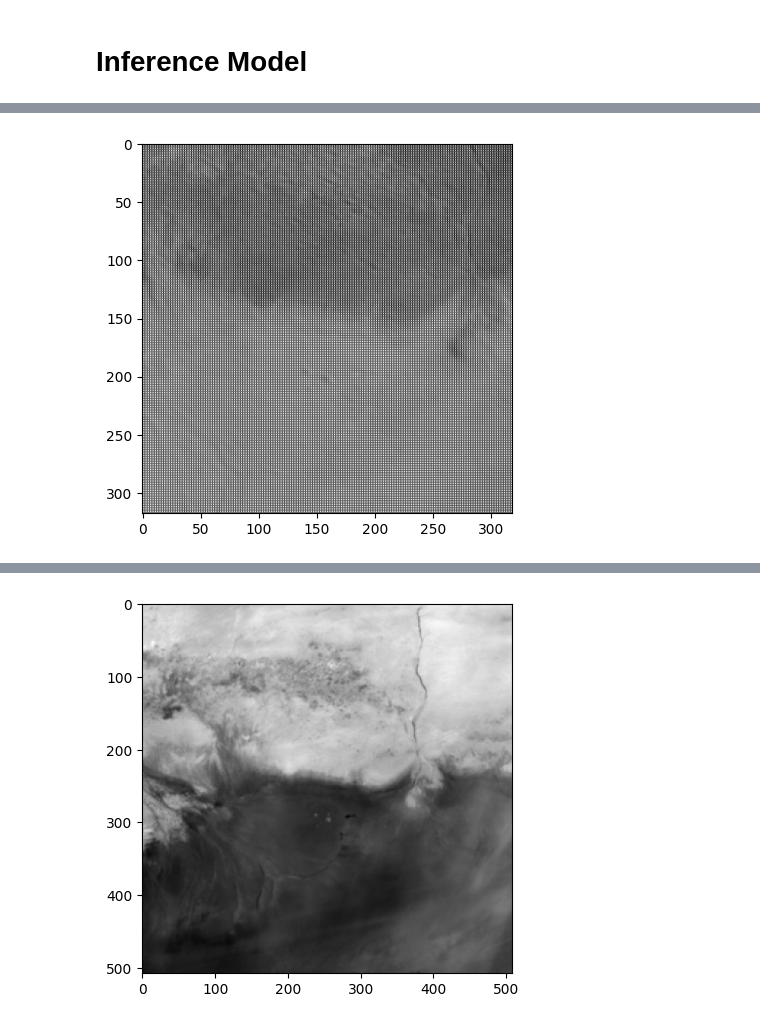
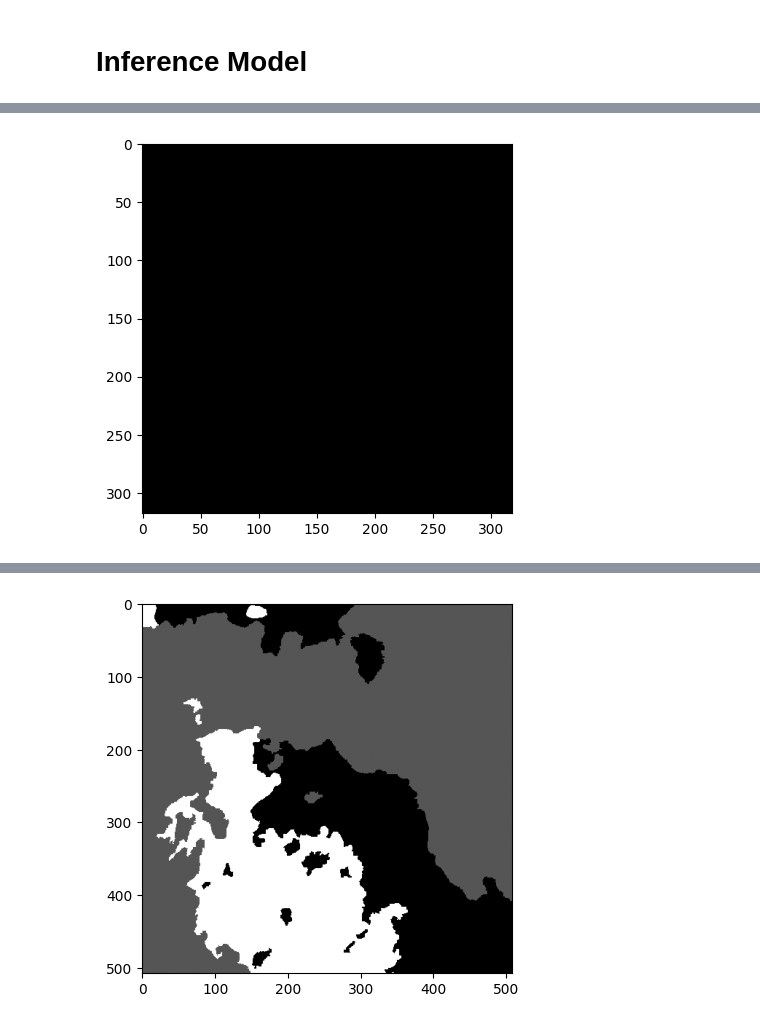
Before and after one commit to Kobajojn/FYRP_U-Net_Architecture, a Jupyter notebook: U_net_Architecture.ipynb, the cells around one changed output, grey strips where cells are left out. Drawn from its saved outputs; the diff is of its cells as text; code cells hidden in the pictures.

Commit message:
AB::fix(inference engine): inference engine now works. Changed optimiser and loss function. TODO: image mapping, loss determination, inference specing etc. F

```diff
--- a/U_net_Architecture.ipynb
+++ b/U_net_Architecture.ipynb
@@ -564,7 +552,7 @@ def extract_data(sample_idx):
 #   Relies on assumptions of the quality of the imported data
 
 # Train and testing ratio
-DATASET_AMOUNT = 40
+DATASET_AMOUNT = 80
 tt_ratio = 0.8
 TRAIN_AMOUNT = int(DATASET_AMOUNT * tt_ratio)
 TEST_AMOUNT = DATASET_AMOUNT - TRAIN_AMOUNT
@@ -796,15 +761,36 @@ torch.save(u_net_arch.state_dict(), "/content/datasets/model_parameters/u_net_ar
 # %%
+import numpy as np
+from PIL import Image
+
+# torch.manual_seed(49)
+# Random seeds https://docs.pytorch.org/docs/stable/notes/randomness.html
+
 u_net_arch.eval()
+torch.no_grad() # gradient is only required for backpropagation and training
+
+
+test_img_index = 6
 
 # Making a prediction - use to evaluate the validity of the dataset
-with torch.inference_mode():
-  label_eval_predict = u_net_arch(test_img[1][:][:][:])
-  logger.info(f"The PREDICTED TEST LABEL from the original test image")
-  mash_colour_channel(label_eval_predict)
+# with torch.inference_mode():
 
-logger.info(f"The ORIGINAL TEST IMAGE")
-mash_colour_channel(test_img[1][:][:][:])
+u_net_arch.load_state_dict(torch.load("/content/datasets/model_parameters/u_net_arch.pt"))#.to(device)
+
+label_eval_predict = u_net_arch(test_img[test_img_index][:][:][:])
+
+
+
+# Convert pytorch prediction to a PIL Image
+img = Image.fromarray(label_eval_predict.squeeze().detach().numpy() * 255)
+img.show()
+
+
+logger.info(f"The PREDICTED TEST LABEL from the original test image")
+mash_colour_channel(label_eval_predict)
+
 logger.info(f"The ORIGINAL TEST LABEL")
-mash_colour_channel(test_label[1][:][:])
+mash_colour_channel(test_label[test_img_index][:][:])
+# logger.info(f"The ORIGINAL TEST IMAGE")
+# mash_colour_channel(test_img[test_img_index][:][:][:])
 # create graphical method of visualising code
 # %% [output]
@@ -814 +800 @@ mash_colour_channel(test_label[1][:][:])
-[figure, old version]
+[figure, new version]
@@ -818 +804 @@ mash_colour_channel(test_label[1][:][:])
-[figure, old version]
+[figure, new version]
```
Also changed, not shown: parts of 12 cells of this notebook.
